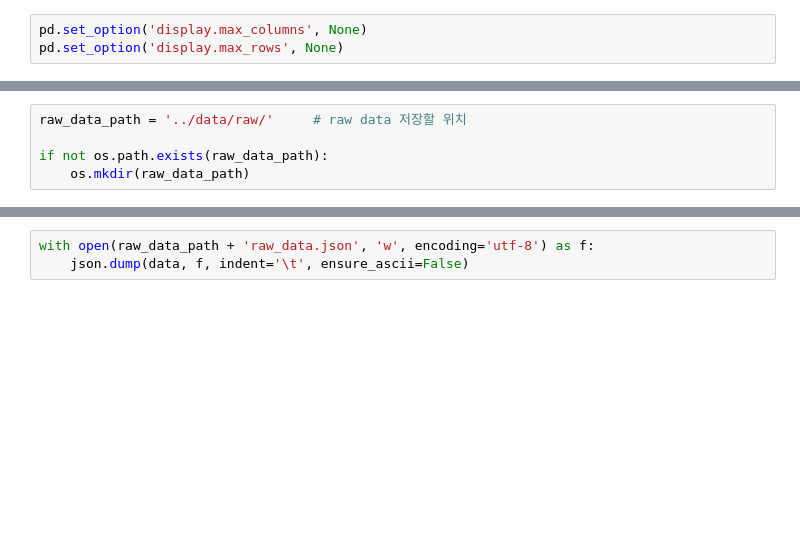
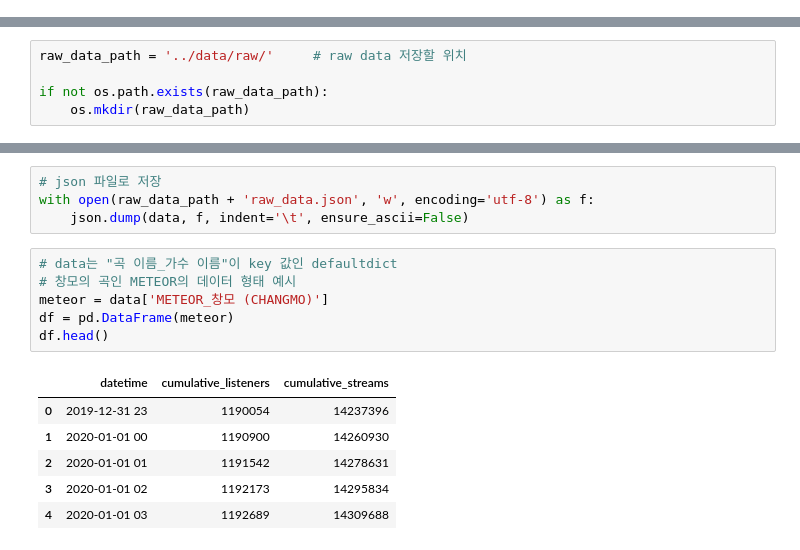
Before and after one commit to bossacode/Genie-Music-Chart-Analysis, a Jupyter notebook: data_scraping/data_scraping.ipynb, the cells around one changed output, grey strips where cells are left out. Saved outputs shown, nothing was run; the diff lists cells and outputs as text; blank space fills up the shorter version.

```diff
--- a/data_scraping/data_scraping.ipynb
+++ b/data_scraping/data_scraping.ipynb
@@ -14,8 +8,5 @@ from matplotlib import pyplot as plt
 import os
 import json
-# %%
-pd.set_option('display.max_columns', None)
-pd.set_option('display.max_rows', None)
 # %% [markdown]
 # Data Scraping
 # %%
@@ -33,3 +40,17 @@ data = gs.genie_datascraper(url, start_time='2019-12-31 23', end_time='2023-05-1
 # %%
+# json 파일로 저장
 with open(raw_data_path + 'raw_data.json', 'w', encoding='utf-8') as f:
     json.dump(data, f, indent='\t', ensure_ascii=False)
+# %%
+# data는 "곡 이름_가수 이름"이 key 값인 defaultdict
+# 창모의 곡인 METEOR의 데이터 형태 예시
+meteor = data['METEOR_창모 (CHANGMO)']
+df = pd.DataFrame(meteor)
+df.head()
+# %% [output]
+|  | datetime | cumulative_listeners | cumulative_streams |
+| 0 | 2019-12-31 23 | 1190054 | 14237396 |
+| 1 | 2020-01-01 00 | 1190900 | 14260930 |
+| 2 | 2020-01-01 01 | 1191542 | 14278631 |
+| 3 | 2020-01-01 02 | 1192173 | 14295834 |
+| 4 | 2020-01-01 03 | 1192689 | 14309688 |
```
Also changed, not shown: parts of 4 cells of this notebook, 1 other file.
